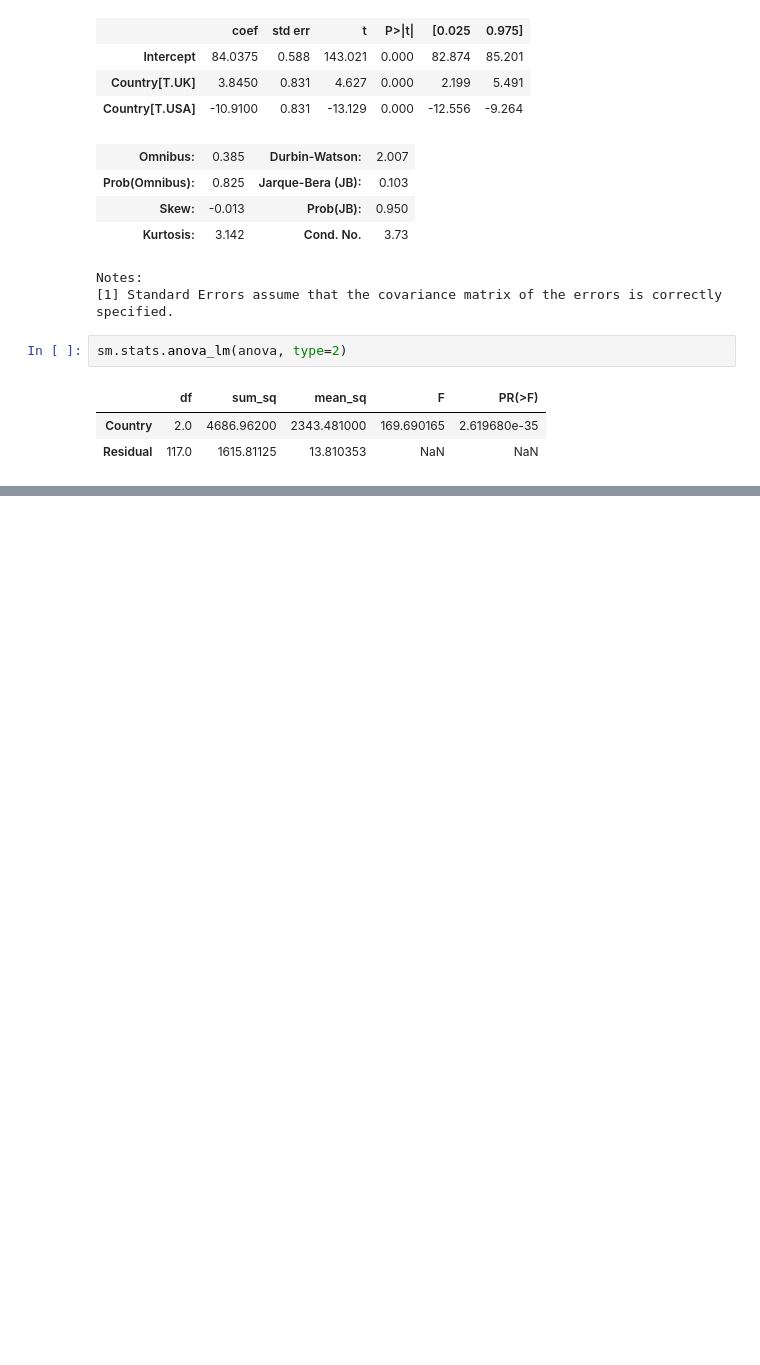
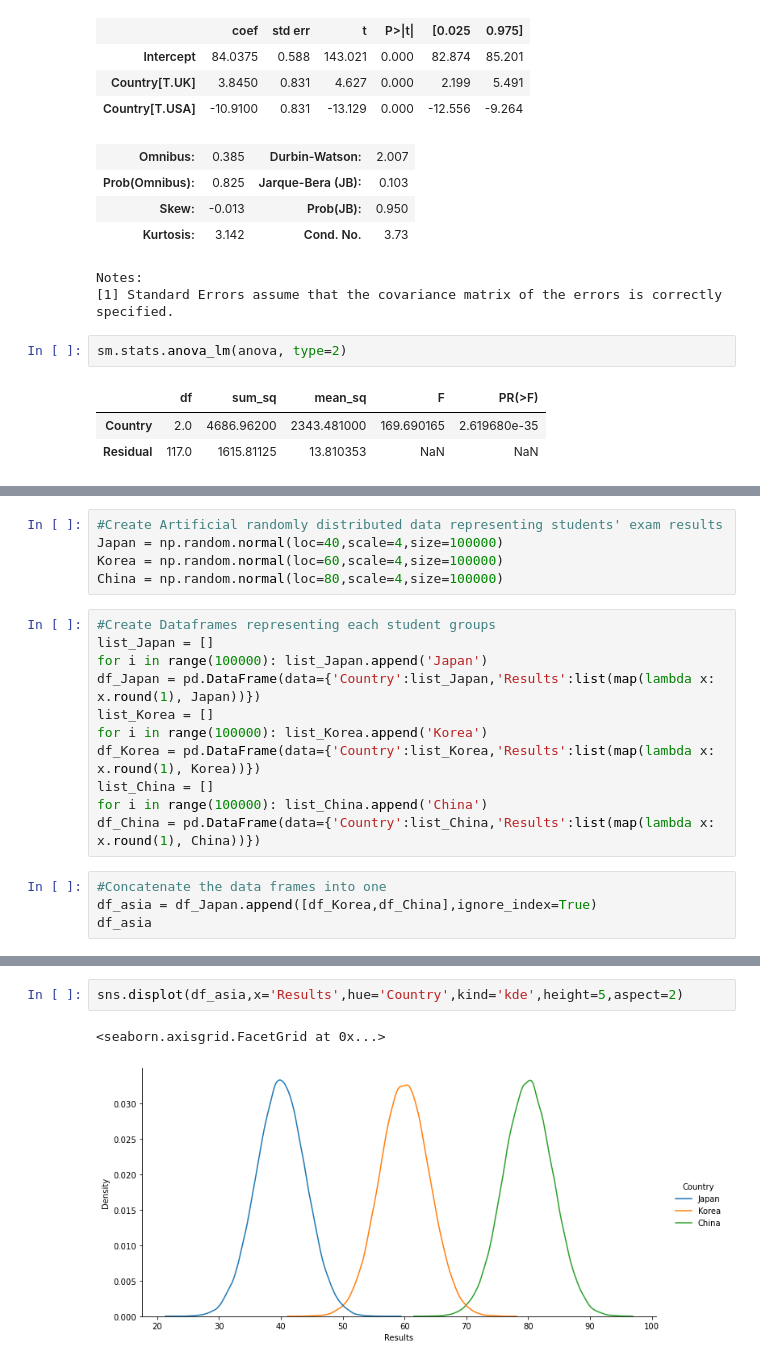
Before and after one commit to sezginisg/anova-example, a Jupyter notebook: Anova-Test-Example.ipynb, the cells around one changed output, grey strips where cells are left out. Cells and saved outputs as stored; diff of their text form; blank space fills up the shorter version.

```diff
--- a/Anova-Test-Example.ipynb
+++ b/Anova-Test-Example.ipynb
@@ -221,0 +260,20 @@ sm.stats.anova_lm(anova, type=2)
+# %%
+#Create Artificial randomly distributed data representing students' exam results
+Japan = np.random.normal(loc=40,scale=4,size=100000)
+Korea = np.random.normal(loc=60,scale=4,size=100000)
+China = np.random.normal(loc=80,scale=4,size=100000)
+# %%
+#Create Dataframes representing each student groups
+list_Japan = []
+for i in range(100000): list_Japan.append('Japan')
+df_Japan = pd.DataFrame(data={'Country':list_Japan,'Results':list(map(lambda x: x.round(1), Japan))})
+list_Korea = []
+for i in range(100000): list_Korea.append('Korea')
+df_Korea = pd.DataFrame(data={'Country':list_Korea,'Results':list(map(lambda x: x.round(1), Korea))})
+list_China = []
+for i in range(100000): list_China.append('China')
+df_China = pd.DataFrame(data={'Country':list_China,'Results':list(map(lambda x: x.round(1), China))})
+# %%
+#Concatenate the data frames into one
+df_asia = df_Japan.append([df_Korea,df_China],ignore_index=True)
+df_asia
@@ -221,0 +294,5 @@ sm.stats.anova_lm(anova, type=2)
+# %%
+sns.displot(df_asia,x='Results',hue='Country',kind='kde',height=5,aspect=2)
+# %% [output]
+<seaborn.axisgrid.FacetGrid at 0x...>
+[figure, added]
```
Also changed, not shown: parts of 15 cells of this notebook.
